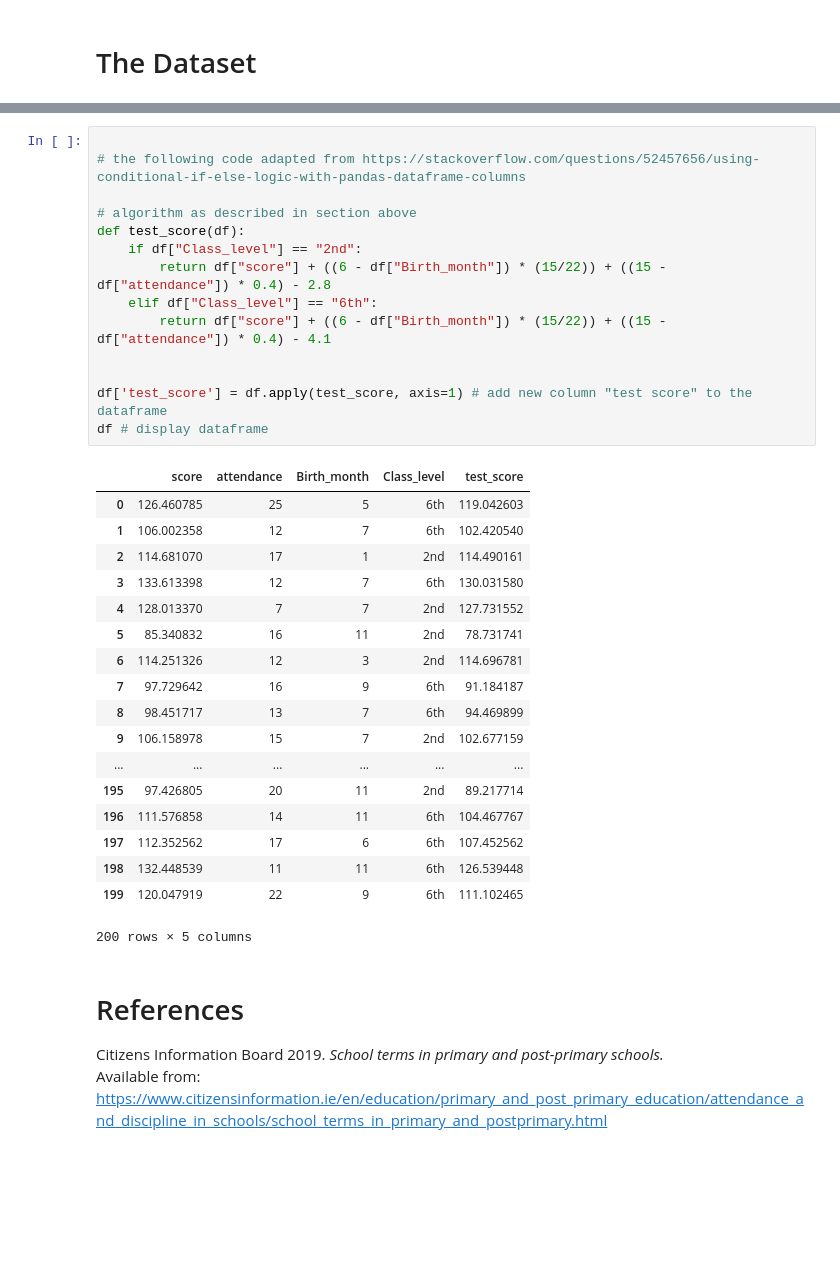
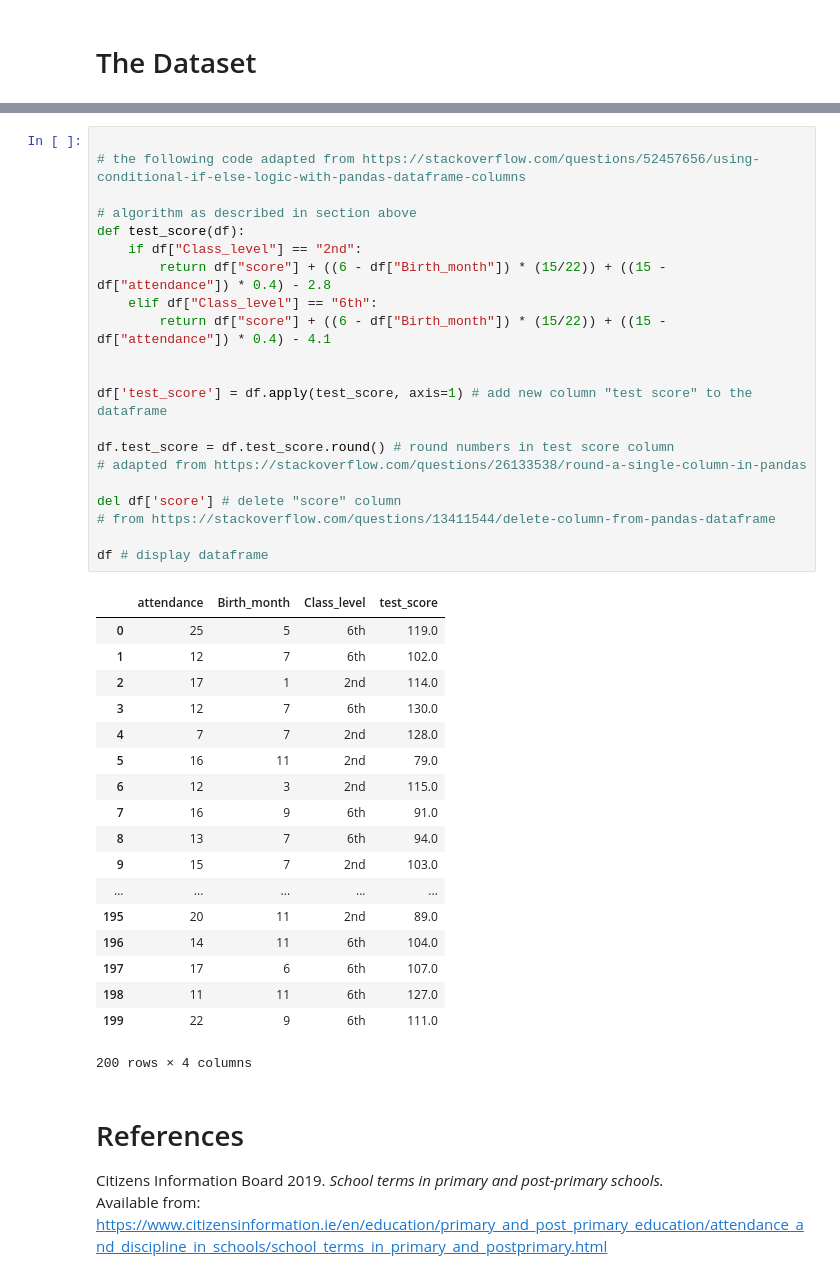
Before and after one commit to michealcannon/programming-project, a Jupyter notebook: Programming Project.ipynb, the cells around one changed output, grey strips where cells are left out. Cells and saved outputs as stored; diff of their text form; blank space fills up the shorter version.

Commit message:
deleted column, rounded numbers in test score column

```diff
--- a/Programming Project.ipynb
+++ b/Programming Project.ipynb
@@ -110,36 +110,43 @@ Mean standard scores in tests of mathematics attainment are lower in DEIS school
 # %%
 
 # the following code adapted from https://stackoverflow.com/questions/52457656/using-conditional-if-else-logic-with-pandas-dataframe-columns
 
 # algorithm as described in section above
 def test_score(df):
     if df["Class_level"] == "2nd":
         return df["score"] + ((6 - df["Birth_month"]) * (15/22)) + ((15 - df["attendance"]) * 0.4) - 2.8
     elif df["Class_level"] == "6th":
         return df["score"] + ((6 - df["Birth_month"]) * (15/22)) + ((15 - df["attendance"]) * 0.4) - 4.1
 
 
 df['test_score'] = df.apply(test_score, axis=1) # add new column "test score" to the dataframe
+
+df.test_score = df.test_score.round() # round numbers in test score column
+# adapted from https://stackoverflow.com/questions/26133538/round-a-single-column-in-pandas
+
+del df['score'] # delete "score" column
+# from https://stackoverflow.com/questions/13411544/delete-column-from-pandas-dataframe
+
 df # display dataframe
 # %% [output]
-|  | score | attendance | Birth_month | Class_level | test_score |
-| 0 | 126.460785 | 25 | 5 | 6th | 119.042603 |
-| 1 | 106.002358 | 12 | 7 | 6th | 102.420540 |
-| 2 | 114.681070 | 17 | 1 | 2nd | 114.490161 |
-| 3 | 133.613398 | 12 | 7 | 6th | 130.031580 |
-| 4 | 128.013370 | 7 | 7 | 2nd | 127.731552 |
-| 5 | 85.340832 | 16 | 11 | 2nd | 78.731741 |
-| 6 | 114.251326 | 12 | 3 | 2nd | 114.696781 |
-| 7 | 97.729642 | 16 | 9 | 6th | 91.184187 |
-| 8 | 98.451717 | 13 | 7 | 6th | 94.469899 |
-| 9 | 106.158978 | 15 | 7 | 2nd | 102.677159 |
-| ... | ... | ... | ... | ... | ... |
-| 195 | 97.426805 | 20 | 11 | 2nd | 89.217714 |
-| 196 | 111.576858 | 14 | 11 | 6th | 104.467767 |
-| 197 | 112.352562 | 17 | 6 | 6th | 107.452562 |
-| 198 | 132.448539 | 11 | 11 | 6th | 126.539448 |
-| 199 | 120.047919 | 22 | 9 | 6th | 111.102465 |
+|  | attendance | Birth_month | Class_level | test_score |
+| 0 | 25 | 5 | 6th | 119.0 |
+| 1 | 12 | 7 | 6th | 102.0 |
+| 2 | 17 | 1 | 2nd | 114.0 |
+| 3 | 12 | 7 | 6th | 130.0 |
+| 4 | 7 | 7 | 2nd | 128.0 |
+| 5 | 16 | 11 | 2nd | 79.0 |
+| 6 | 12 | 3 | 2nd | 115.0 |
+| 7 | 16 | 9 | 6th | 91.0 |
+| 8 | 13 | 7 | 6th | 94.0 |
+| 9 | 15 | 7 | 2nd | 103.0 |
+| ... | ... | ... | ... | ... |
+| 195 | 20 | 11 | 2nd | 89.0 |
+| 196 | 14 | 11 | 6th | 104.0 |
+| 197 | 17 | 6 | 6th | 107.0 |
+| 198 | 11 | 11 | 6th | 127.0 |
+| 199 | 22 | 9 | 6th | 111.0 |
-200 rows × 5 columns
+200 rows × 4 columns
 # %% [markdown]
 # References
 
```
Also changed, not shown: parts of 1 cell of this notebook.
